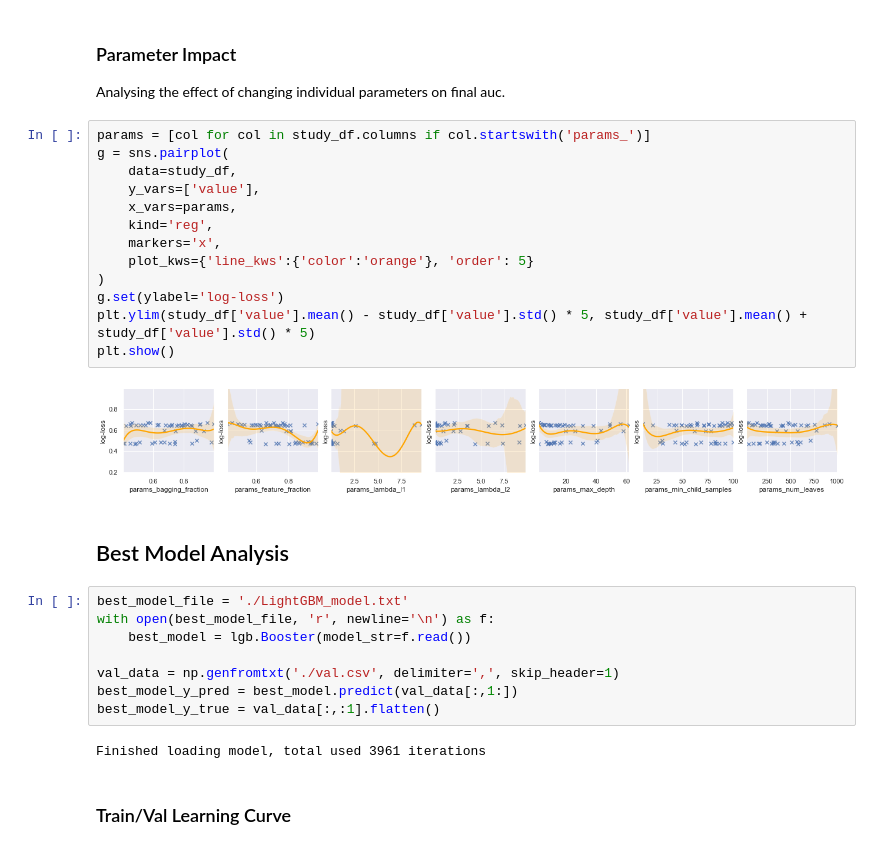
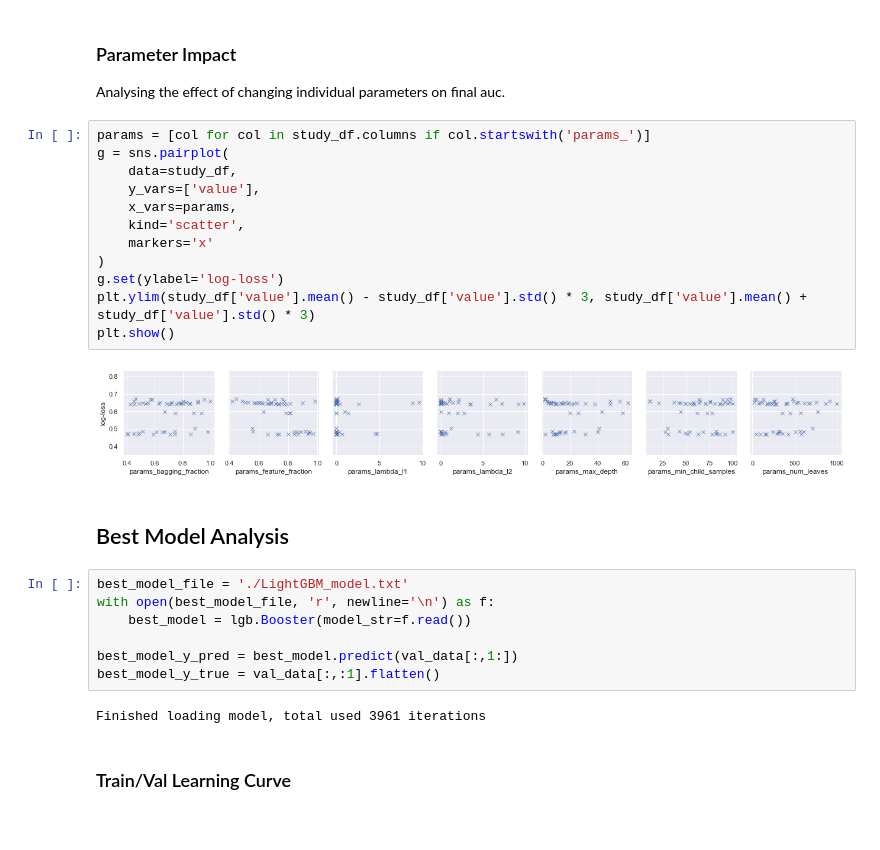
Before and after one commit to phil-holland/csgo-impact-rating, a Jupyter notebook: lightgbm/model_analysis.ipynb, the cells around one changed output. Cells and saved outputs as stored; diff of their text form.

```diff
--- a/lightgbm/model_analysis.ipynb
+++ b/lightgbm/model_analysis.ipynb
@@ -54,18 +66,17 @@ Analysing the effect of changing individual parameters on final auc.
 # %%
 params = [col for col in study_df.columns if col.startswith('params_')]
 g = sns.pairplot(
     data=study_df,
     y_vars=['value'],
     x_vars=params,
-    kind='reg',
-    markers='x',
-    plot_kws={'line_kws':{'color':'orange'}, 'order': 5}
+    kind='scatter',
+    markers='x'
 )
 g.set(ylabel='log-loss')
-plt.ylim(study_df['value'].mean() - study_df['value'].std() * 5, study_df['value'].mean() + study_df['value'].std() * 5)
+plt.ylim(study_df['value'].mean() - study_df['value'].std() * 3, study_df['value'].mean() + study_df['value'].std() * 3)
 plt.show()
 # %% [output]
-[figure, old version]
+[figure, new version]
 # %% [markdown]
 ## Best Model Analysis
 # %%
@@ -73,7 +84,6 @@ best_model_file = './LightGBM_model.txt'
 with open(best_model_file, 'r', newline='\n') as f:
     best_model = lgb.Booster(model_str=f.read())
 
-val_data = np.genfromtxt('./val.csv', delimiter=',', skip_header=1)
 best_model_y_pred = best_model.predict(val_data[:,1:])
 best_model_y_true = val_data[:,:1].flatten()
 # %% [output]
```
Also changed, not shown: parts of 8 cells of this notebook.
